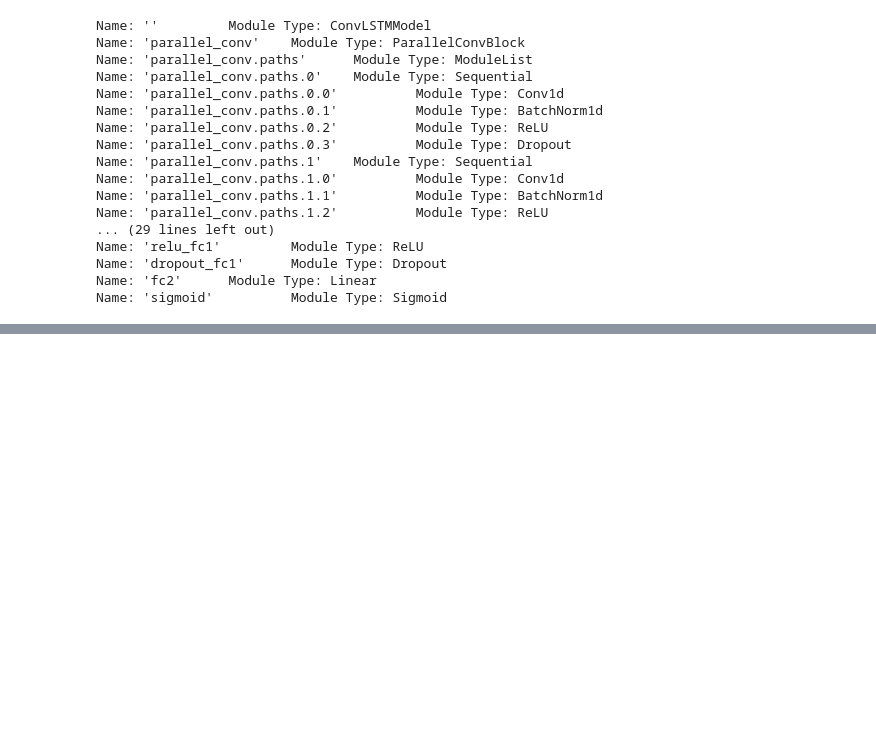
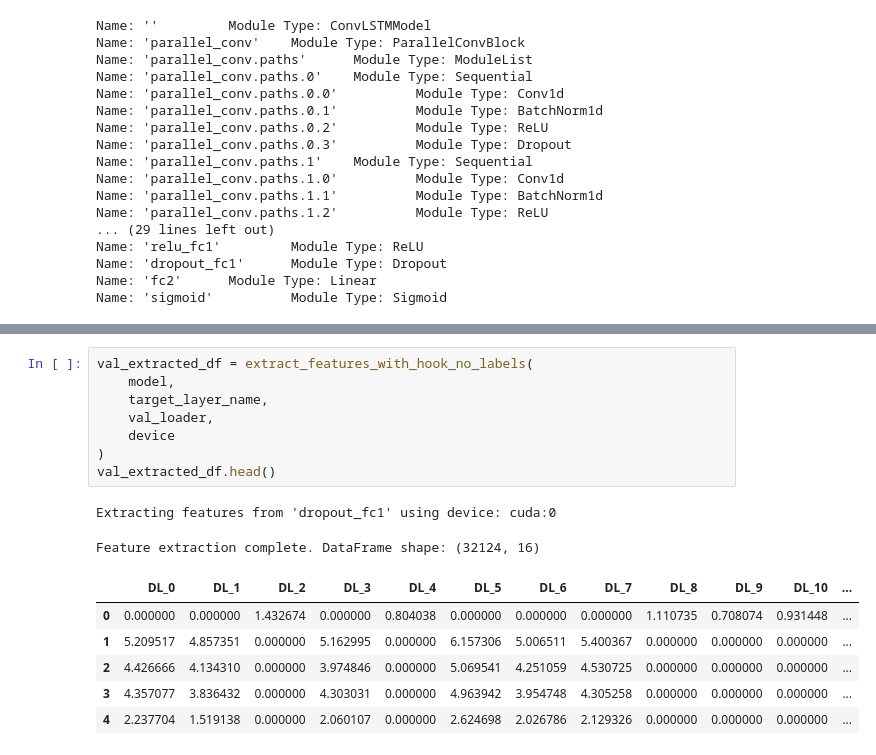
Before and after one commit to Vaseekaran-V/FYP_MSc, a Jupyter notebook: src/deep_learning/experiment_25-main.ipynb, the cells around one changed output, grey strips where cells are left out. Saved outputs shown, nothing was run; the diff lists cells and outputs as text; blank space fills up the shorter version.

```diff
--- a/src/deep_learning/experiment_25-main.ipynb
+++ b/src/deep_learning/experiment_25-main.ipynb
@@ -544,3 +629,20 @@ extracted_df.head()
 | 2 | 3.970655 | 3.554694 | 0.000000 | 3.736287 | 0.000000 | 4.512755 | 3.706461 | 3.885978 | 0.000000 | 0.00000 | 0.000000 | ... |
 | 3 | 5.287063 | 4.879447 | 0.000000 | 5.274143 | 0.000000 | 6.075306 | 5.021643 | 5.275514 | 0.000000 | 0.00000 | 0.000000 | ... |
 | 4 | 0.000000 | 0.000000 | 3.338976 | 0.000000 | 1.966514 | 0.000000 | 0.000000 | 0.000000 | 2.390673 | 1.96816 | 2.084374 | ... |
+# %%
+val_extracted_df = extract_features_with_hook_no_labels(
+    model,
+    target_layer_name,
+    val_loader,
+    device
+)
+val_extracted_df.head()
+# %% [output]
+Extracting features from 'dropout_fc1' using device: cuda:0
+Feature extraction complete. DataFrame shape: (32124, 16)
+|  | DL_0 | DL_1 | DL_2 | DL_3 | DL_4 | DL_5 | DL_6 | DL_7 | DL_8 | DL_9 | DL_10 | ... |
+| 0 | 0.000000 | 0.000000 | 1.432674 | 0.000000 | 0.804038 | 0.000000 | 0.000000 | 0.000000 | 1.110735 | 0.708074 | 0.931448 | ... |
+| 1 | 5.209517 | 4.857351 | 0.000000 | 5.162995 | 0.000000 | 6.157306 | 5.006511 | 5.400367 | 0.000000 | 0.000000 | 0.000000 | ... |
+| 2 | 4.426666 | 4.134310 | 0.000000 | 3.974846 | 0.000000 | 5.069541 | 4.251059 | 4.530725 | 0.000000 | 0.000000 | 0.000000 | ... |
+| 3 | 4.357077 | 3.836432 | 0.000000 | 4.303031 | 0.000000 | 4.963942 | 3.954748 | 4.305258 | 0.000000 | 0.000000 | 0.000000 | ... |
+| 4 | 2.237704 | 1.519138 | 0.000000 | 2.060107 | 0.000000 | 2.624698 | 2.026786 | 2.129326 | 0.000000 | 0.000000 | 0.000000 | ... |
```
Also changed, not shown: parts of 16 cells of this notebook, 4 other files.
